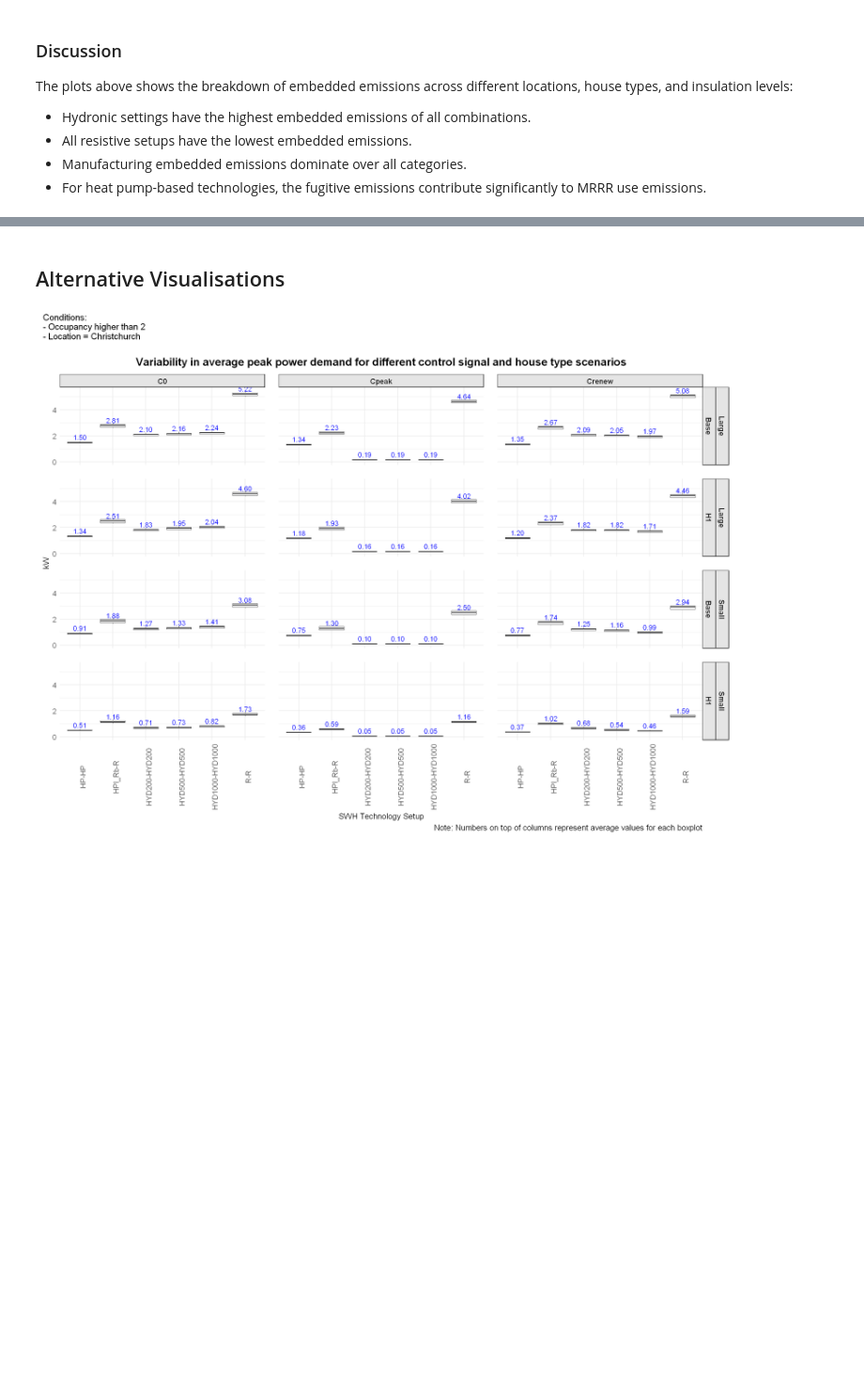
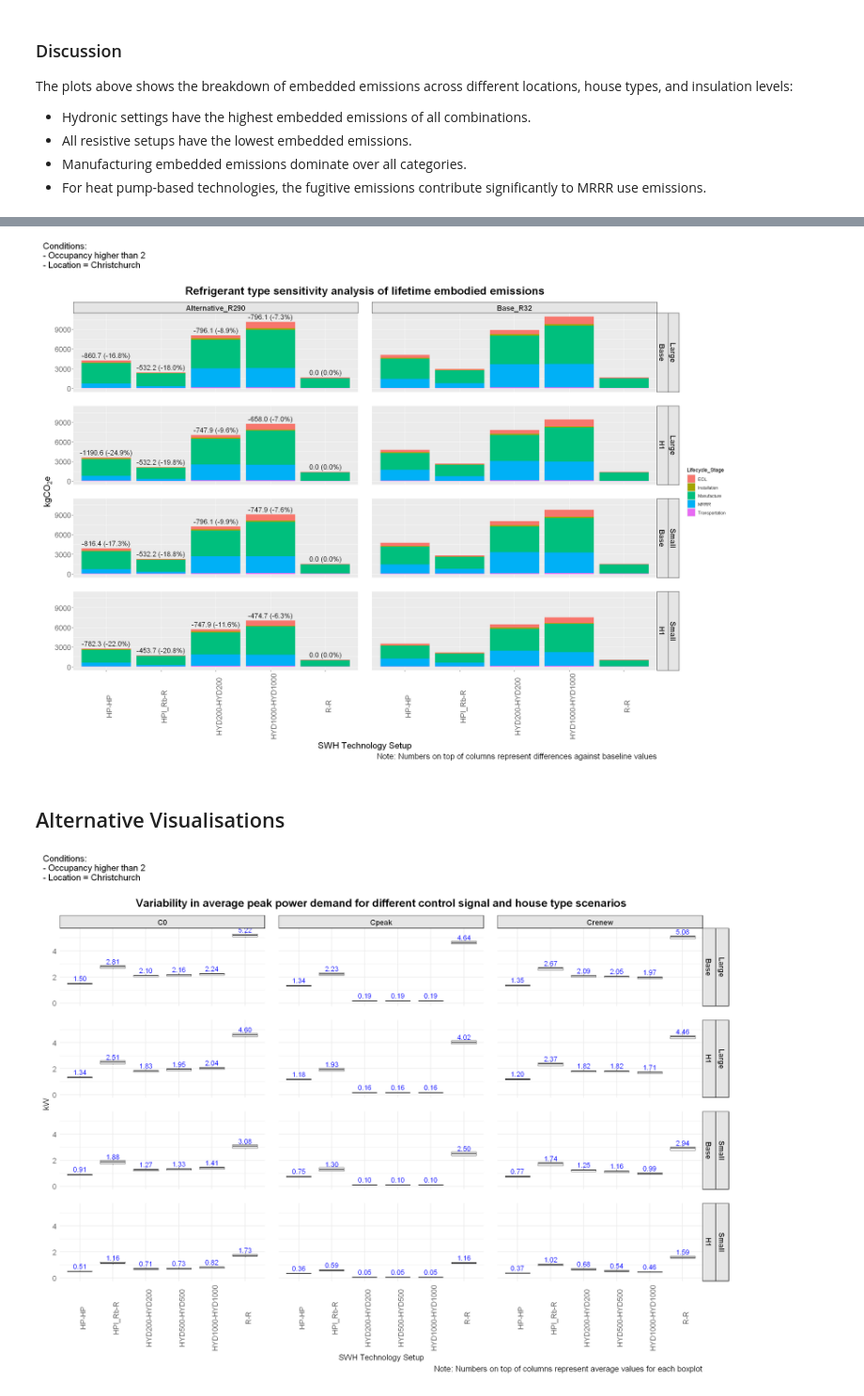
Before and after one commit to pxgo17/EECA_SWH_LCA, a Jupyter notebook: results/SWH_LCA_results.ipynb, the cells around one changed output, grey strips where cells are left out. Shown at 94% size. Saved outputs shown, nothing was run; the diff lists cells and outputs as text; code cells hidden in the pictures; blank space fills up the shorter version.

Commit message:
Notebook and html update
New notebook and html now have results for refrigerant sensitivity

```diff
--- a/results/SWH_LCA_results.ipynb
+++ b/results/SWH_LCA_results.ipynb
@@ -1080,3 +1128,64 @@ The plots above shows the breakdown of embedded emissions across different locat
+# %%
+embodied_long_facet <- embodied_long_facet %>%
+  mutate(Stack_Type = factor(Stack_Type, levels = c("Alternative_R290", "Base_R32")))
+
+totals <- embodied_long_facet %>%
+  select(SH_DW_code, Stack_Type, house_type, insulation, Embodied) %>%
+  distinct()
+
+totals_wide <- totals %>%
+  pivot_wider(names_from = Stack_Type, values_from = Embodied)
+
+# Calculate difference only for Alternative
+diffs <- totals_wide %>%
+  mutate(Diff = Alternative_R290 - Base_R32,
+        Diff_p = 100*(Alternative_R290 - Base_R32) / Base_R32)
+
+label_df <- diffs %>%
+  select(SH_DW_code, house_type, insulation, Diff, Diff_p) %>%
+  left_join(
+    totals %>% filter(Stack_Type == "Alternative_R290"),
+    by = c("SH_DW_code","house_type", "insulation")
+  ) %>%
+  mutate(Stack_Type = "Alternative_R290")
+
+R_sens <- ggplot(embodied_long_facet, aes(x = SH_DW_code, y = Value, fill = Lifecycle_Stage)) +
+  geom_col() +
+  facet_grid(house_type + insulation ~ Stack_Type) +
+  theme(
+    axis.title.x = element_text(hjust = 0.5, size = 18),
+    axis.title.y = element_text(size = 18),
+    axis.text.x = element_text(angle = 90, hjust = 0.5, size = 15),
+    axis.text.y = element_text(size = 15),
+    strip.text = element_text(face = "bold", size=15),
+    strip.background = element_rect(fill = "gray90", color = "black"),
+    panel.spacing = unit(2, "lines"),
+    plot.margin = margin(t = 30, r = 10, b = 10, l = 10),
+    plot.caption = element_text(size = 16),
+    plot.title = element_text(size = 23, face = "bold", hjust = 0.5, vjust = 2)
+  ) + labs(caption = "Note: Numbers on top of columns represent differences against baseline values",
+        x = "SWH Technology Setup",
+        y = expression(kgCO[2]*e),
+        title = "Refrigerant type sensitivity analysis of lifetime embodied emissions") +
+  # Add difference labels above Alternative columns only
+  geom_text(
+    data = label_df,
+    aes(x = SH_DW_code, y = Embodied, label = sprintf("%.1f (%.1f%%)", Diff, Diff_p)),
+    vjust = -0.5,
+    size = 5,
+    inherit.aes = FALSE,
+    color = "black"
+  )
+
+R_sens +
+  plot_annotation(
+    title = "Conditions:\n- Occupancy higher than 2\n- Location = Christchurch",
+    theme = theme(
+      plot.title = element_text(size = 18, hjust = 0, vjust = 2)
+    )
+  )
+# %% [output]
+[figure, added]
 # %% [markdown]
 ## Alternative Visualisations
 # %%
```
Also changed, not shown: parts of 14 cells of this notebook, 4 other files.
